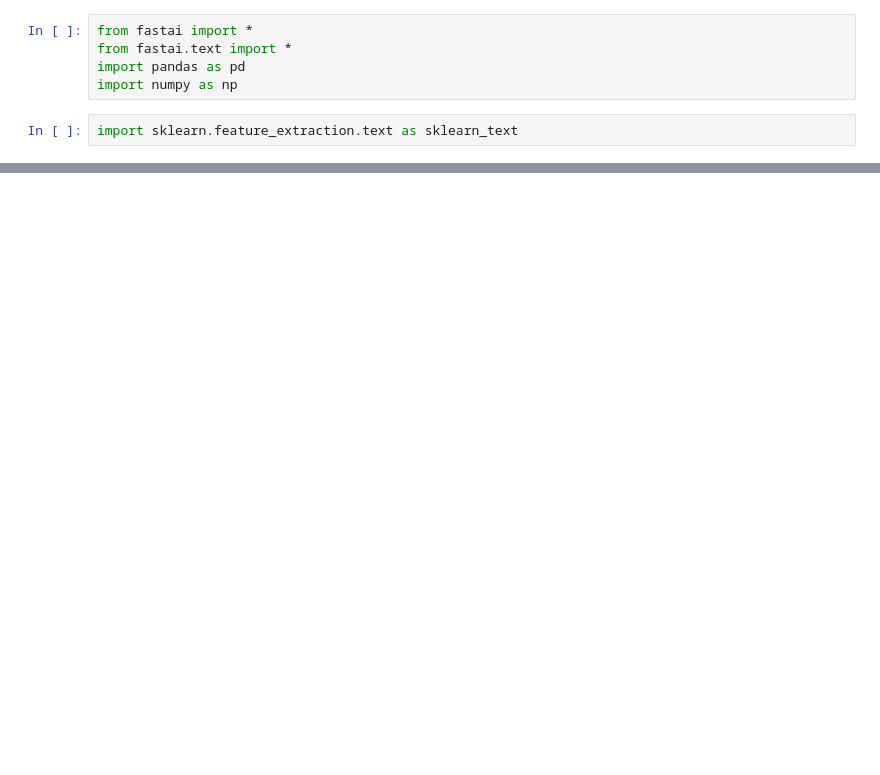
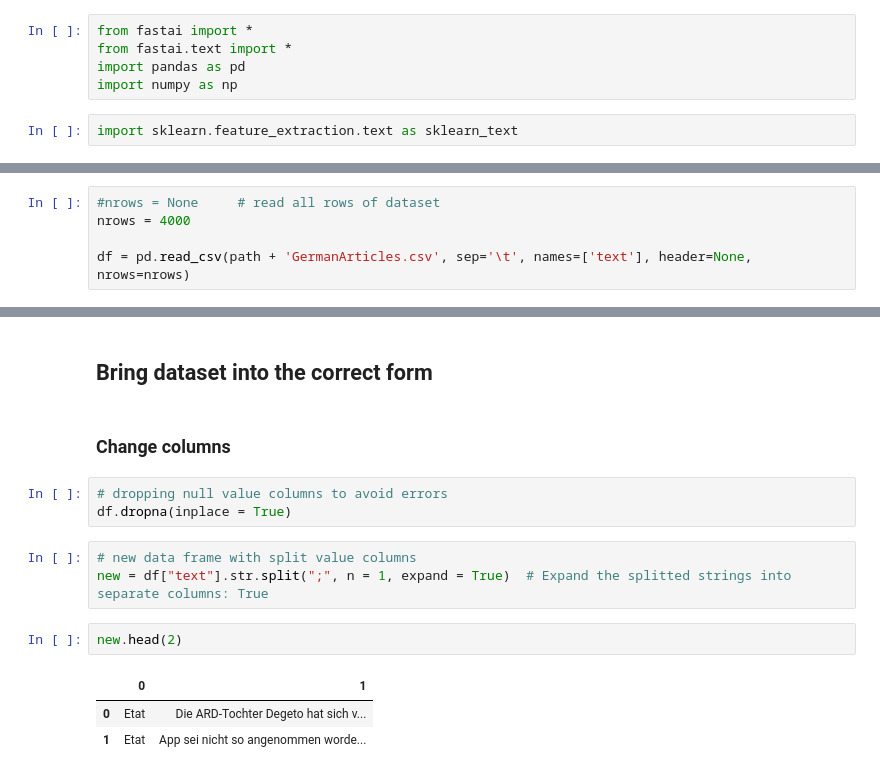
Before and after one commit to RaminParker/Text-Classification-Project-Collection, a Jupyter notebook: TextClassificationGerman.ipynb, the cells around one changed output, grey strips where cells are left out. Cells and saved outputs as stored; diff of their text form; blank space fills up the shorter version.

```diff
--- a/TextClassificationGerman.ipynb
+++ b/TextClassificationGerman.ipynb
@@ -79,0 +35,5 @@ array(['Etat', 'Inland', 'International', 'Kultur', 'Panorama', 'Sport', 'Web',
+# %%
+#nrows = None     # read all rows of dataset
+nrows = 4000
+
+df = pd.read_csv(path + 'GermanArticles.csv', sep='\t', names=['text'], header=None, nrows=nrows)
@@ -79,0 +49,16 @@ array(['Etat', 'Inland', 'International', 'Kultur', 'Panorama', 'Sport', 'Web',
+# %% [markdown]
+## Bring dataset into the correct form
+# %% [markdown]
+### Change columns
+# %%
+# dropping null value columns to avoid errors
+df.dropna(inplace = True)
+# %%
+# new data frame with split value columns
+new = df["text"].str.split(";", n = 1, expand = True)  # Expand the splitted strings into separate columns: True
+# %%
+new.head(2)
+# %% [output]
+|  | 0 | 1 |
+| 0 | Etat | Die ARD-Tochter Degeto hat sich v... |
+| 1 | Etat | App sei nicht so angenommen worde... |
```
Also changed, not shown: parts of 78 cells of this notebook.
